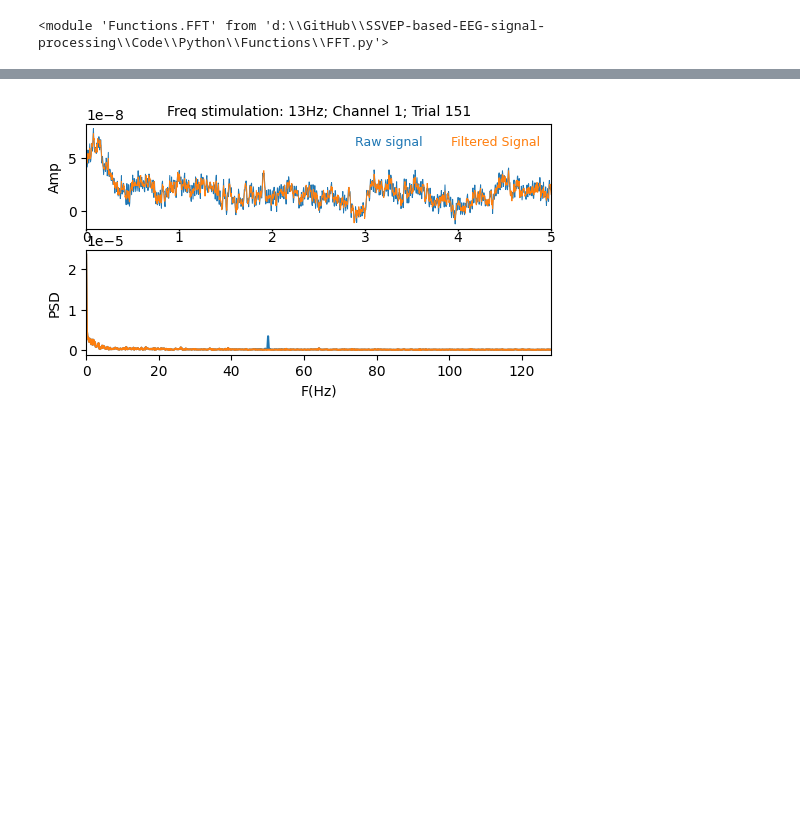
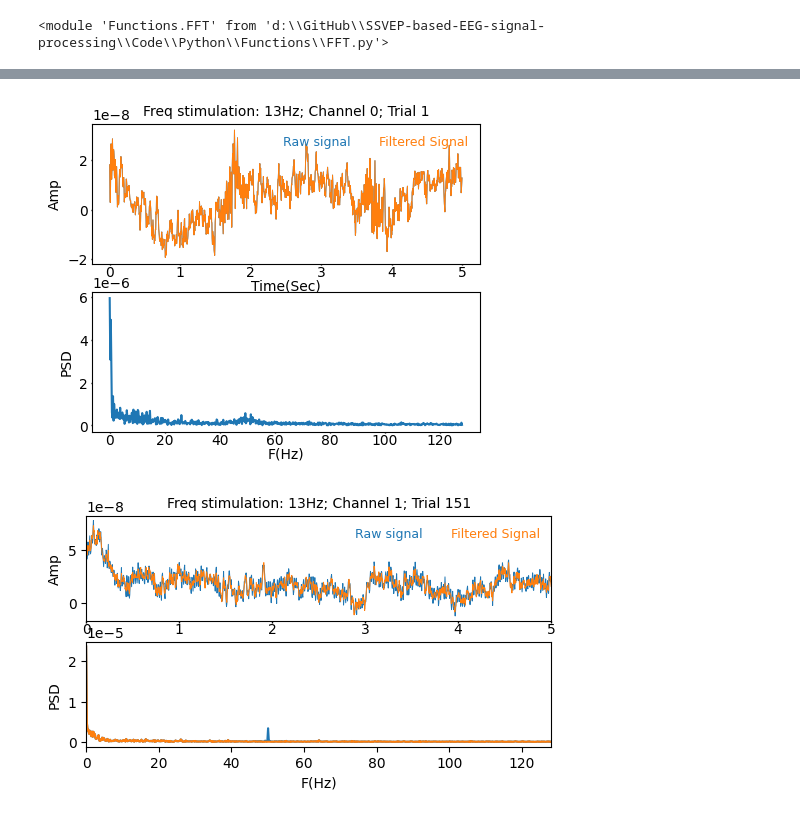
Before and after one commit to RezaSaadatyar/SSVEP-based-EEG-signal-processing, a Jupyter notebook: Code/Python/SSVEP.ipynb, the cells around one changed output, grey strips where cells are left out. Drawn from its saved outputs; the diff is of its cells as text; code cells hidden in the pictures; blank space fills up the shorter version.

```diff
--- a/Code/Python/SSVEP.ipynb
+++ b/Code/Python/SSVEP.ipynb
@@ -192,3 +274,10 @@ FFT.fft(data1, data_filtered, fs, channel, trial, title, size_fig=[5, 4])
+# %%
+trial = 1      # for data with shape (samples, channels, trials)
+channel = 0
+title = f"Freq stimulation: {13}Hz; Channel {channel}; Trial {trial}"
+FFT.fft_(data1, data_filtered, fs, channel, trial, title, size_fig=[5, 4])
+# %% [output]
+[figure, added]
 # %%
 import matplotlib.pyplot as plt
 
```
Also changed, not shown: parts of 11 cells of this notebook, 1 other file.
